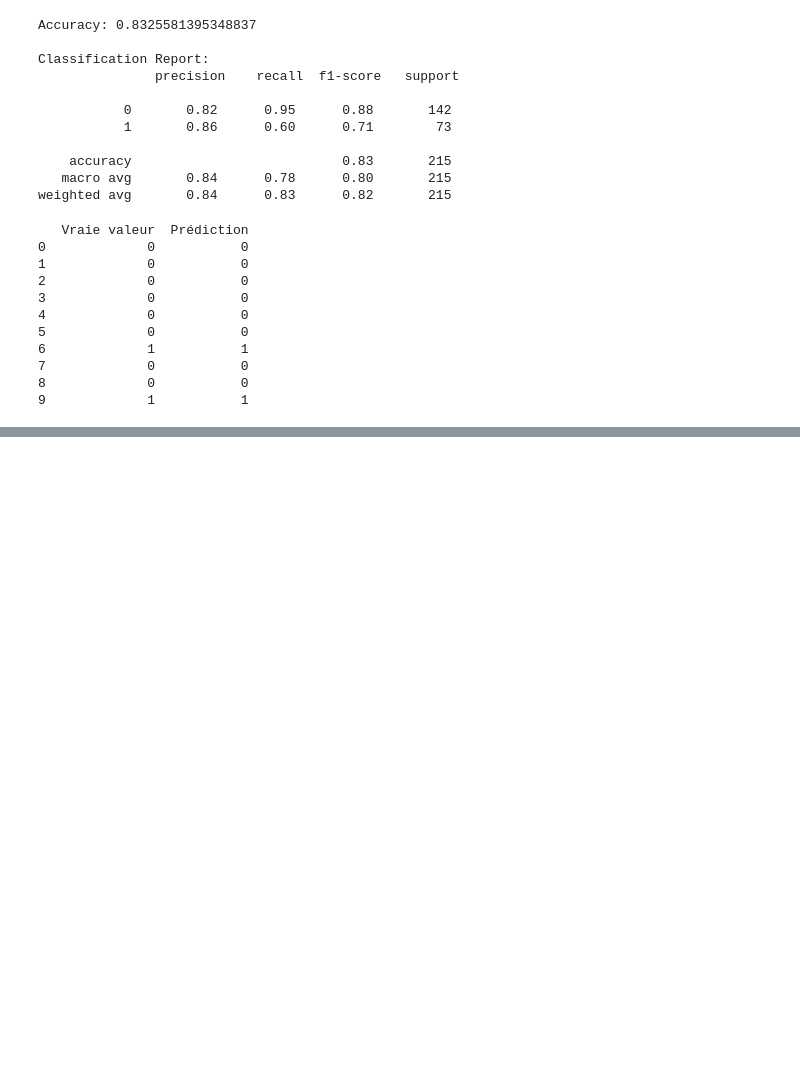
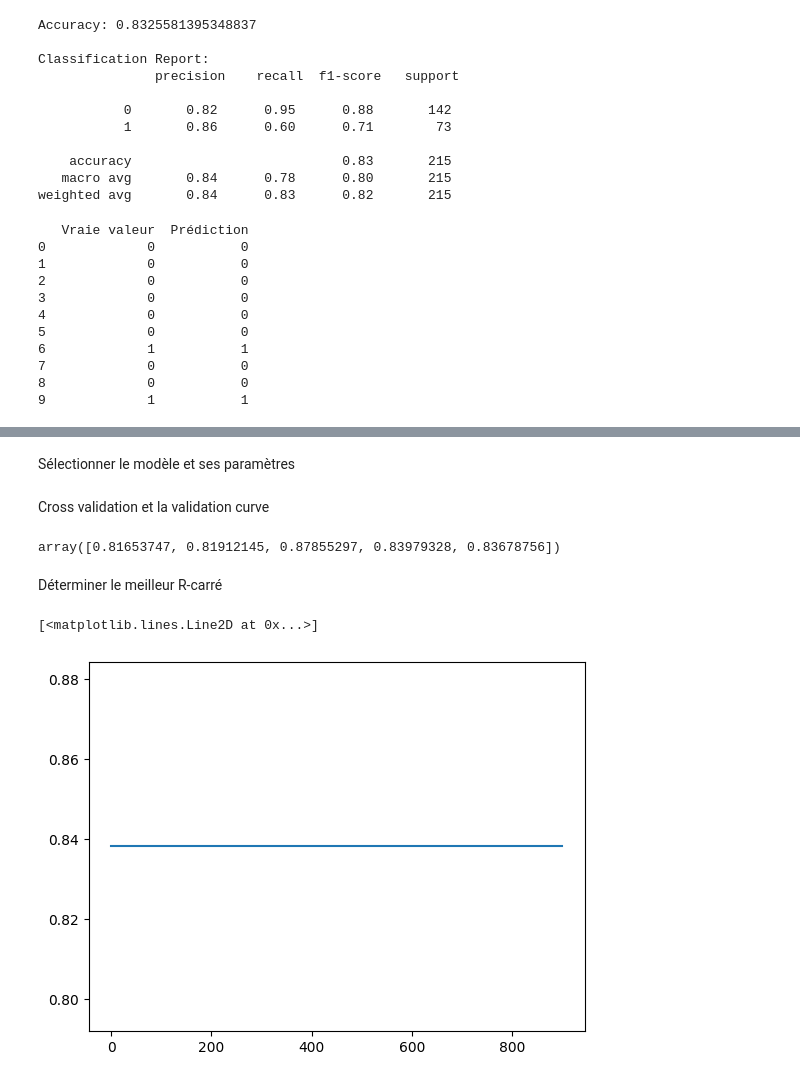
Before and after one commit to Mezouarch/Projet-data-IA, a Jupyter notebook: projet_data_alzheimer.ipynb, the cells around one changed output, grey strips where cells are left out. Cells and saved outputs as stored; diff of their text form; code cells hidden in the pictures; blank space fills up the shorter version.

Commit message:
Update projet_data_alzheimer.ipynb
Logistic Regression

```diff
--- a/projet_data_alzheimer.ipynb
+++ b/projet_data_alzheimer.ipynb
@@ -570,0 +576,2 @@ print(df_results.head(10))
+# %% [markdown]
+Sélectionner le modèle et ses paramètres
@@ -570,0 +580,19 @@ print(df_results.head(10))
+# %% [markdown]
+Cross validation et la validation curve
+# %%
+# Pour avoir des résultats plus précis, on utilise la validation croisée
+Logg=LogisticRegression(C=70, max_iter = 100, solver = 'liblinear')
+cross_val_score(Logg, x_train, y_train, cv=5, scoring='accuracy')
+# %% [output]
+array([0.81653747, 0.81912145, 0.87855297, 0.83979328, 0.83678756])
+# %% [markdown]
+Déterminer le meilleur R-carré
+# %%
+val_score = []
+for k in range(100, 1000):
+    score = cross_val_score(LogisticRegression(C=60, max_iter = k, solver='liblinear'), x_train, y_train, cv=5).mean()
+    val_score.append(score)
+plt.plot(val_score)
+# %% [output]
+[<matplotlib.lines.Line2D at 0x...>]
+[figure, added]
```
Also changed, not shown: parts of 10 cells of this notebook.
